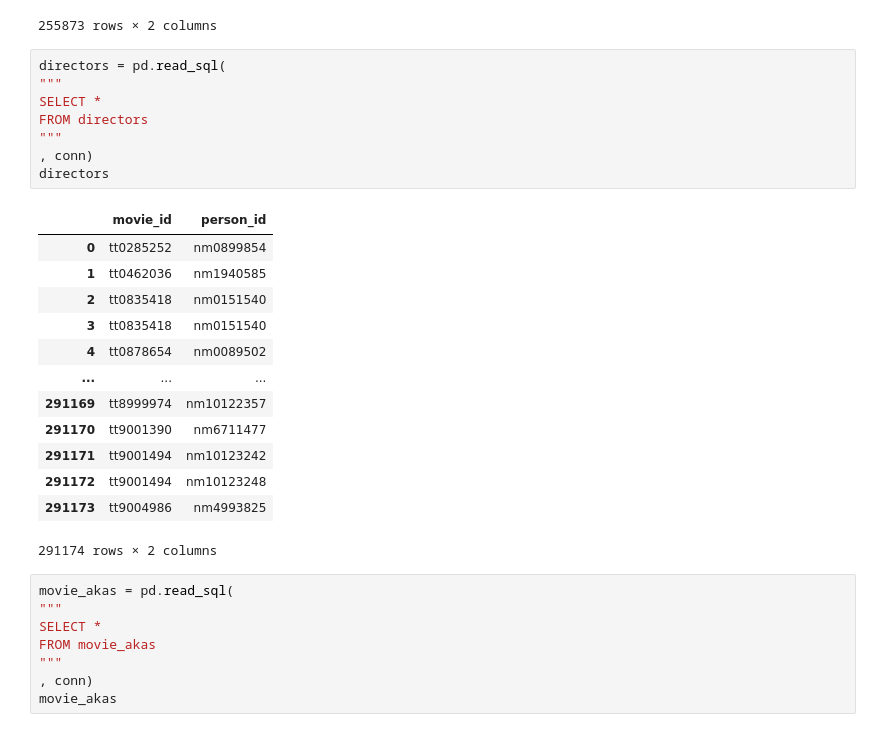
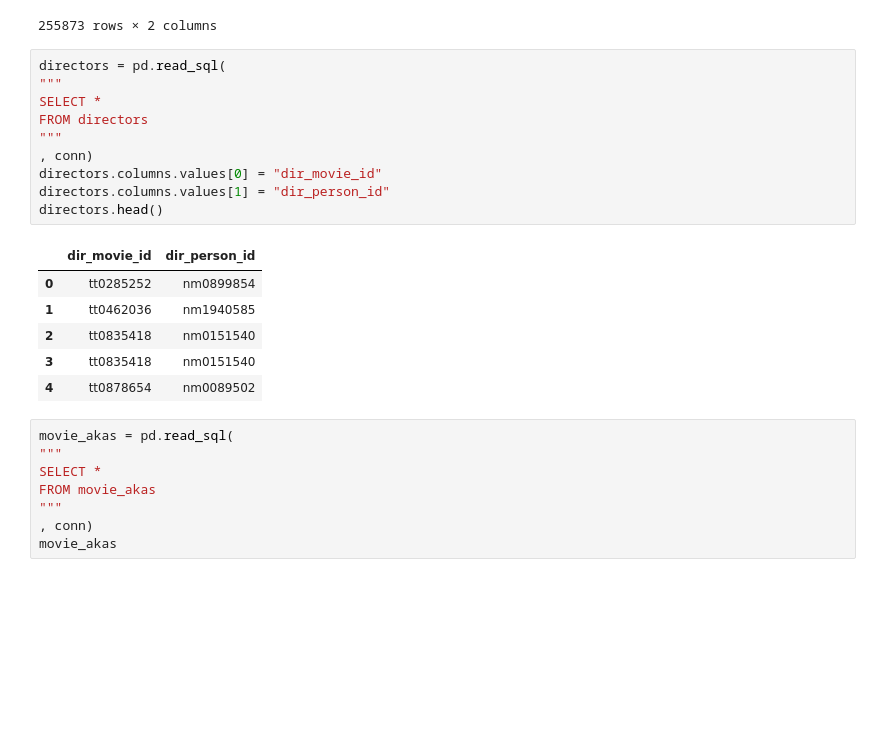
Before and after one commit to kurdiakaran863/dsc-phase-1-project-v2-4, a Jupyter notebook: Data Cleaning 1.ipynb, the cells around one changed output. Cells and saved outputs as stored; diff of their text form; blank space fills up the shorter version.

```diff
--- a/Data Cleaning 1.ipynb
+++ b/Data Cleaning 1.ipynb
@@ -74,25 +104,20 @@ writers
 # %%
 directors = pd.read_sql(
 """
 SELECT *
 FROM directors
 """
 , conn)
-directors
+directors.columns.values[0] = "dir_movie_id"
+directors.columns.values[1] = "dir_person_id"
+directors.head()
 # %% [output]
-|  | movie_id | person_id |
+|  | dir_movie_id | dir_person_id |
 | 0 | tt0285252 | nm0899854 |
 | 1 | tt0462036 | nm1940585 |
 | 2 | tt0835418 | nm0151540 |
 | 3 | tt0835418 | nm0151540 |
 | 4 | tt0878654 | nm0089502 |
-| ... | ... | ... |
-| 291169 | tt8999974 | nm10122357 |
-| 291170 | tt9001390 | nm6711477 |
-| 291171 | tt9001494 | nm10123242 |
-| 291172 | tt9001494 | nm10123248 |
-| 291173 | tt9004986 | nm4993825 |
-291174 rows × 2 columns
 # %%
 movie_akas = pd.read_sql(
 """
```
Also changed, not shown: parts of 22 cells of this notebook, 9 other files.
